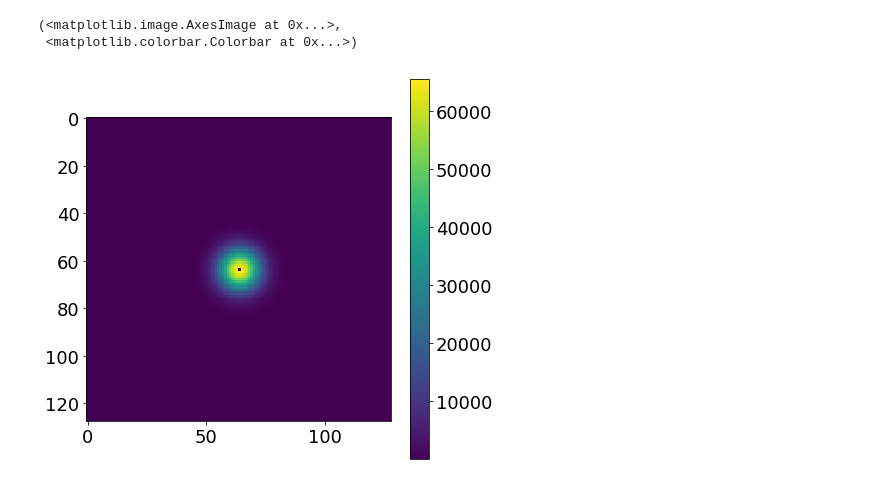
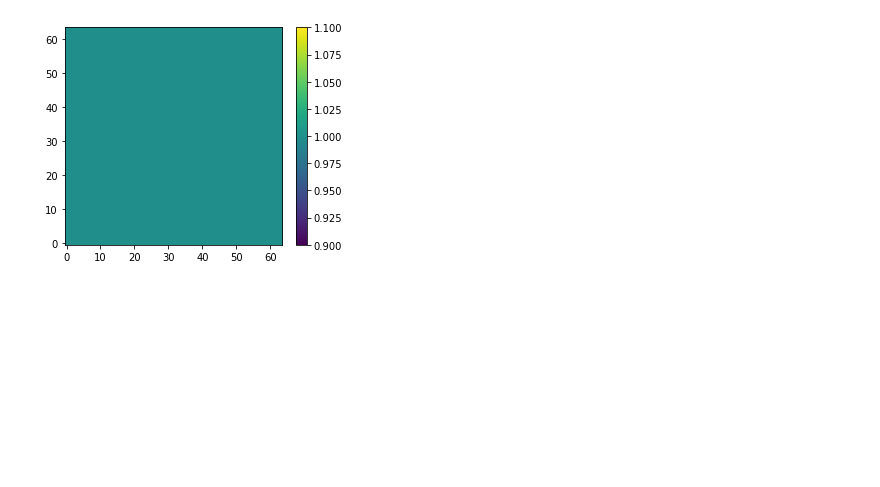
Before and after one commit to NiallJeffrey/DeepMass, a Jupyter notebook: wiener_comparison.ipynb, the cells around one changed output. Saved outputs shown, nothing was run; the diff lists cells and outputs as text; code cells hidden in the pictures; blank space fills up the shorter version.

```diff
--- a/wiener_comparison.ipynb
+++ b/wiener_comparison.ipynb
@@ -84,13 +40,15 @@ plt.imshow(example.real + np.random.normal(0,stdev, (map_size,map_size,))), plt.
-# %%
-plt.subplot(1,2,1)
-plt.imshow(power_map), plt.colorbar()
-# %% [output]
-(<matplotlib.image.AxesImage at 0x...>,
- <matplotlib.colorbar.Colorbar at 0x...>)
-[figure, removed]
 # %%
-# counts = np.load('camelus_sv_counts.npy')[0].T
+counts = np.load('misc_data/sv_sim_counts.npy')[0].T
 
-# counts64 =  counts.reshape(64, counts.shape[0]/64, 64, counts.shape[1]/64).sum(axis=1).sum(axis=2)
-# mask64 = np.where(counts64>0.0, 1.0, 0.0)
+counts_shaped =  counts.reshape(map_size, int(counts.shape[0]/map_size),
+                                map_size, int(counts.shape[1]/map_size)).sum(axis=1).sum(axis=2)
+mask = np.where(counts_shaped>0.0, 1.0, 0.0)
+mask = np.float32(mask.real)
+
+# comment out if mask needed
+mask = np.ones(mask.shape)
+# %%
+_ = plt.imshow(mask, origin = 'lower'), plt.colorbar(fraction=0.046, pad=0.04)
+# %% [output]
+[figure, added]
 # %%
```
Also changed, not shown: parts of 16 cells of this notebook.
